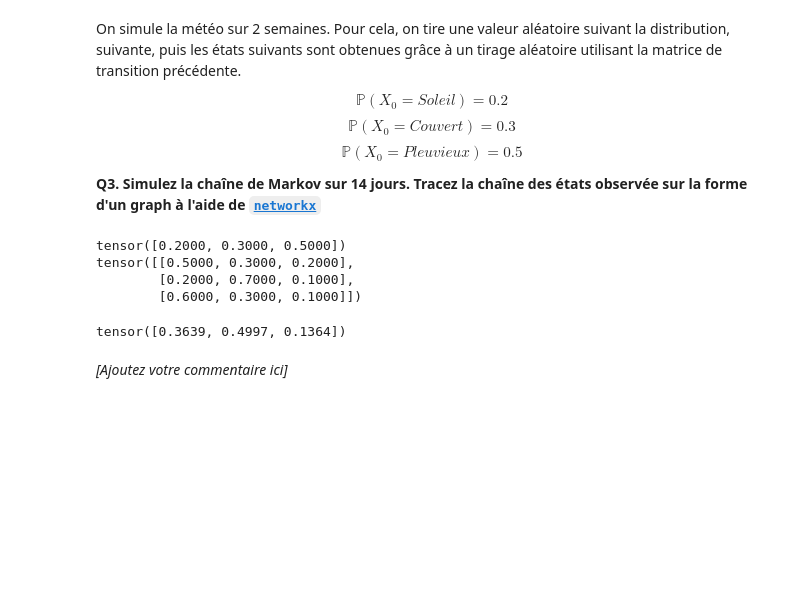
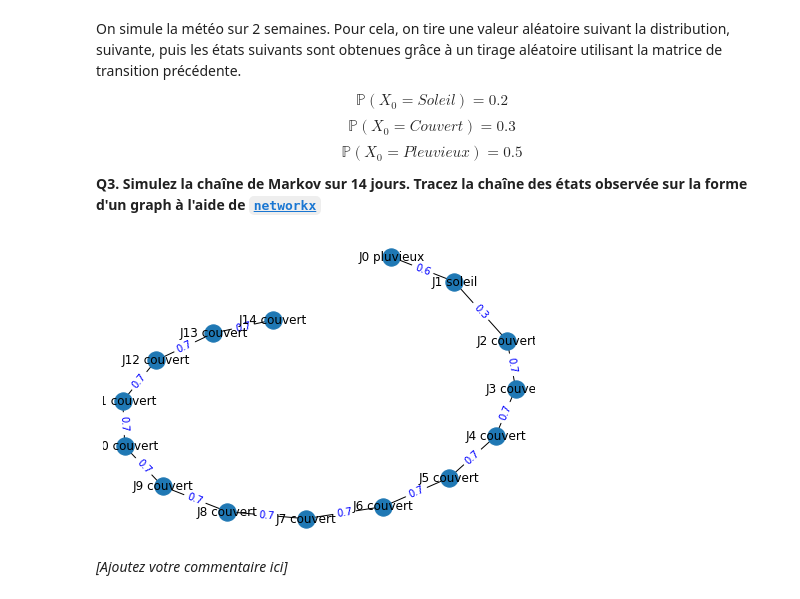
Before and after one commit to Miolith/reinforcement-learning, a Jupyter notebook: TP2 Dynamic Programming.ipynb, the cells around one changed output. Drawn from its saved outputs; the diff is of its cells as text; code cells hidden in the pictures; blank space fills up the shorter version.

Commit message:
[TP2] added the snake graph for qst3

```diff
--- a/TP2 Dynamic Programming.ipynb
+++ b/TP2 Dynamic Programming.ipynb
@@ -108,30 +108,66 @@ $$\mathbb{P}(X_0 = Pleuvieux) = 0.5$$
 # %%
 import numpy as np
 import networkx as nx
 import matplotlib.pyplot as plt
 
 X0 = torch.Tensor([0.2, 0.3, 0.5])
 
 states = ['soleil', 'couvert', 'pluvieux']
 
 P = torch.Tensor([[0.5, 0.3, 0.2],[0.2, 0.7, 0.1], [0.6, 0.3, 0.1]])
 
-print(X0)
-print(P)
-
 def get_state(days, X, P):
+    list_states = [X]
     result = X
     for i in range(days):
         result = torch.matmul(result, P)
-    return result
+        list_states.append(result)
+    return list_states
 
-get_state(7, X0, P)
+def get_states_transitions_per_day(matrix):
+    list_states = []
+    transitions = []
+    list_index = []
+    for state in matrix:
+        max_index = torch.argmax(state)
+        list_index.append(max_index)
+        list_states.append(states[max_index])
+    for index, value in enumerate(list_index):
+        if (index < len(list_index)-1):
+            value2 = list_index[index+1]
+            transitions.append(P[value][value2])
+    return list_states, transitions
+
+
+graph_states, graph_transitions = get_states_transitions_per_day(get_state(14, X0, P))
+
+graph_states = ['J' + str(index) +' '+ str(item) for index, item in enumerate(graph_states)]
+
+
+import matplotlib.pyplot as plt
+import networkx as nx
+
+G = nx.Graph()
+
+
+for index, state in enumerate(graph_states):
+    if (index < len(graph_states)-1):
+        state2 = graph_states[index+1]
+        G.add_edge(state, state2, weight=round(graph_transitions[index].item(), 3))
+
+pos = nx.spring_layout(G)
+
+nx.draw(G, pos, with_labels=True)
+
+edge_labels = dict([((n1, n2), d['weight'])
+                    for n1, n2, d in G.edges(data=True)])
+
+nx.draw_networkx_edge_labels(G, pos, edge_labels=edge_labels, label_pos=0.5,
+                             font_color='blue', font_size=10,)
+
+plt.show()
 # %% [output]
-tensor([0.2000, 0.3000, 0.5000])
-tensor([[0.5000, 0.3000, 0.2000],
-        [0.2000, 0.7000, 0.1000],
-        [0.6000, 0.3000, 0.1000]])
-tensor([0.3639, 0.4997, 0.1364])
+[figure, added]
 # %% [markdown]
 *[Ajoutez votre commentaire ici]*
 # %% [markdown]
```
Also changed, not shown: parts of 2 cells of this notebook.
